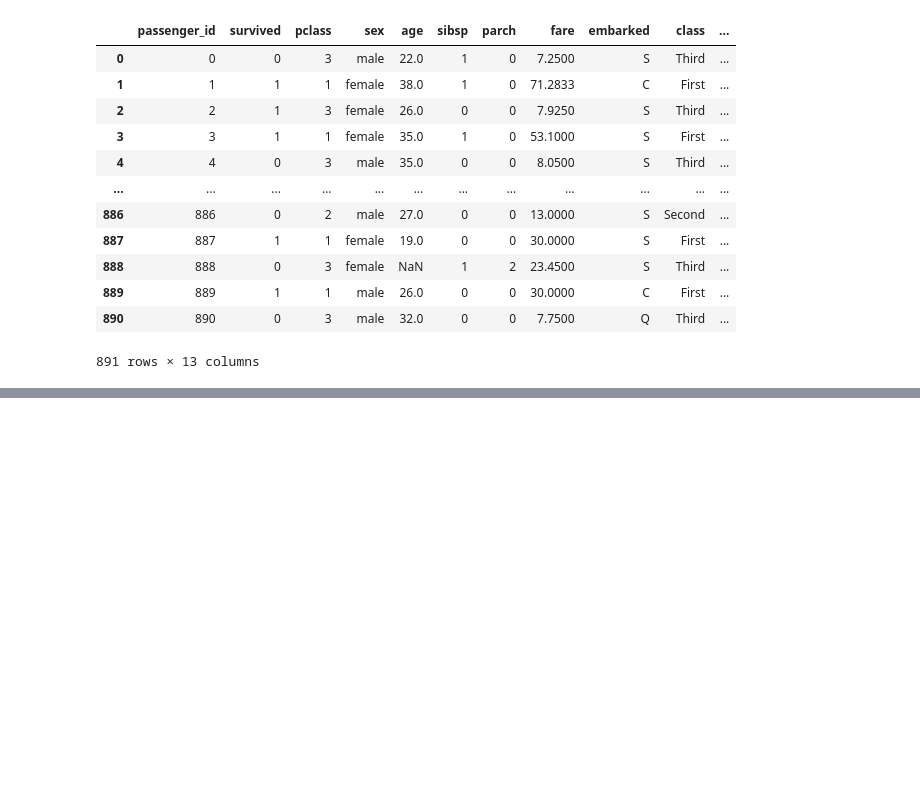
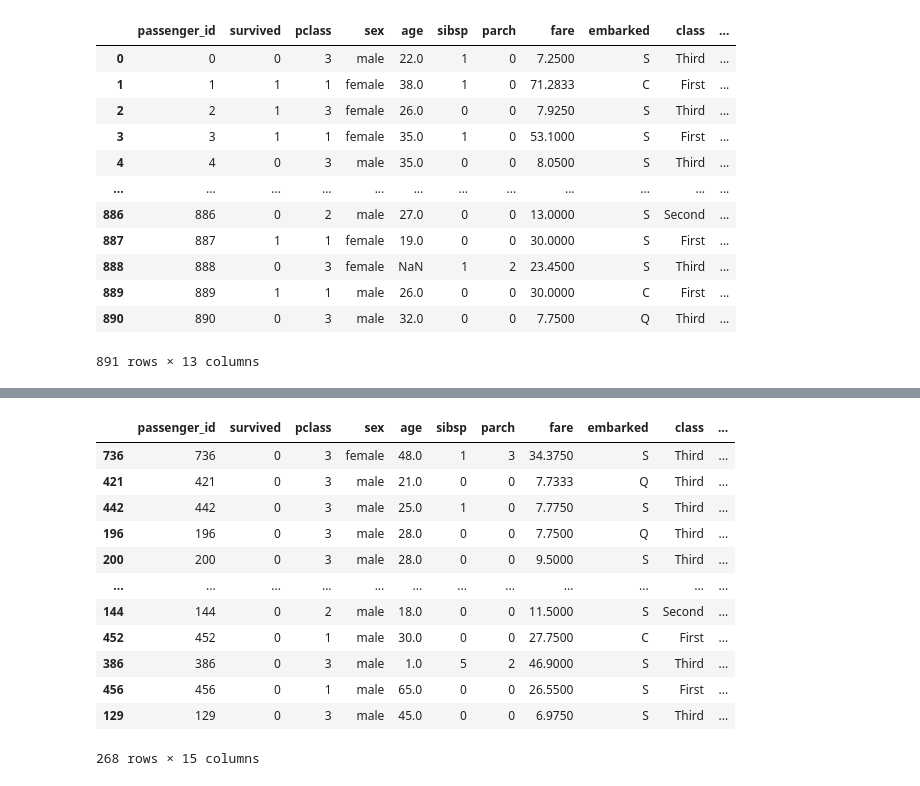
Before and after one commit to RyanMcCall/ds-methodologies-exercises, a Jupyter notebook: classification/classification_exercises.ipynb, the cells around one changed output, grey strips where cells are left out. Saved outputs shown, nothing was run; the diff lists cells and outputs as text; code cells hidden in the pictures; blank space fills up the shorter version.

```diff
--- a/classification/classification_exercises.ipynb
+++ b/classification/classification_exercises.ipynb
@@ -485,0 +542,16 @@ titanic
+# %%
+test
+# %% [output]
+|  | passenger_id | survived | pclass | sex | age | sibsp | parch | fare | embarked | class | ... |
+| 736 | 736 | 0 | 3 | female | 48.0 | 1 | 3 | 34.3750 | S | Third | ... |
+| 421 | 421 | 0 | 3 | male | 21.0 | 0 | 0 | 7.7333 | Q | Third | ... |
+| 442 | 442 | 0 | 3 | male | 25.0 | 1 | 0 | 7.7750 | S | Third | ... |
+| 196 | 196 | 0 | 3 | male | 28.0 | 0 | 0 | 7.7500 | Q | Third | ... |
+| 200 | 200 | 0 | 3 | male | 28.0 | 0 | 0 | 9.5000 | S | Third | ... |
+| ... | ... | ... | ... | ... | ... | ... | ... | ... | ... | ... | ... |
+| 144 | 144 | 0 | 2 | male | 18.0 | 0 | 0 | 11.5000 | S | Second | ... |
+| 452 | 452 | 0 | 1 | male | 30.0 | 0 | 0 | 27.7500 | C | First | ... |
+| 386 | 386 | 0 | 3 | male | 1.0 | 5 | 2 | 46.9000 | S | Third | ... |
+| 456 | 456 | 0 | 1 | male | 65.0 | 0 | 0 | 26.5500 | S | First | ... |
+| 129 | 129 | 0 | 3 | male | 45.0 | 0 | 0 | 6.9750 | S | Third | ... |
+268 rows × 15 columns
```
Also changed, not shown: parts of 12 cells of this notebook.
